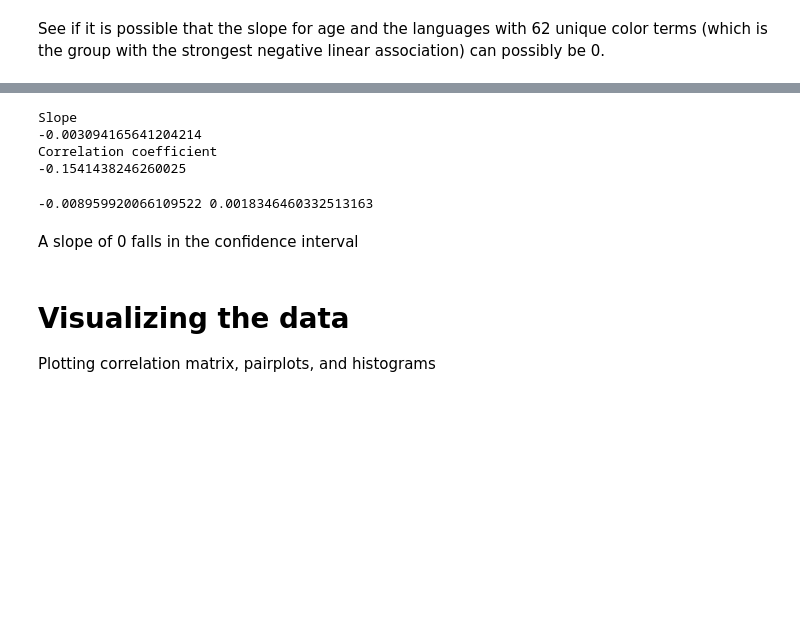
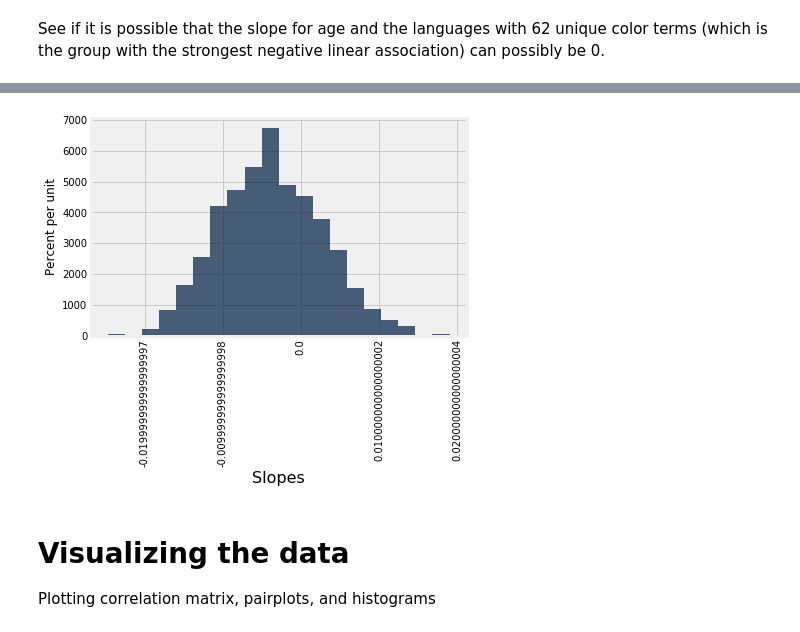
Before and after one commit to jasonsjiang/World-Color-Survey, a Jupyter notebook: finalprojecttest.ipynb, the cells around one changed output, grey strips where cells are left out. Cells and saved outputs as stored; diff of their text form; code cells hidden in the pictures; blank space fills up the shorter version.

```diff
--- a/finalprojecttest.ipynb
+++ b/finalprojecttest.ipynb
@@ -322,8 +329,11 @@ print(np.polyfit(mean_47terms.column('Age (int)'), mean_47terms.column('numlight
 # %%
-predictions = np.array([])
+predictions_47 = np.array([])
+r_47 = np.array([])
 for i in np.arange(10000):
-    sample = mean_47terms.sample()
+    sample = terms.sample()
+    sample = sample.group('Age (int)', np.mean)
     slope = np.polyfit(sample.column('Age (int)'), sample.column('numlight mean'), 1)[0]
-    predictions = np.append(predictions, slope)
+    predictions_47 = np.append(predictions_47, slope)
+    r_47 = np.append(r_47, pearsonr(sample.column('Age (int)'), sample.column('numlight mean'))[0])
 # %%
 print('Approximate 95% confidence interval for the true slope')
@@ -341,0 +364,9 @@ np.polyfit(mean_62.column('Age (int)'), mean_62.column('numlight mean'), 1)[0]
+# %%
+predictions_62 = np.array([])
+r_62 = np.array([])
+for i in np.arange(10000):
+    sample = terms62.sample()
+    sample = sample.group('Age (int)', np.mean)
+    slope = np.polyfit(sample.column('Age (int)'), sample.column('numlight mean'), 1)[0]
+    r_62 = np.append(r_62, pearsonr(sample.column('Age (int)'), sample.column('numlight mean'))[0])
+    predictions_62 = np.append(predictions_62, slope)
@@ -342,8 +399,8 @@ np.polyfit(mean_62.column('Age (int)'), mean_62.column('numlight mean'), 1)[0]
 # %%
-predictions_62 = np.array([])
-for i in np.arange(10000):
-    sample = mean_62.sample()
+overall = np.array([])
+for i in np.arange(1000):
+    sample = spkr_resp.sample(10000).group('Age (int)', np.mean)
     slope = np.polyfit(sample.column('Age (int)'), sample.column('numlight mean'), 1)[0]
-    predictions_62 = np.append(predictions_62, slope)
+    overall = np.append(overall, slope)
 # %%
 print('Approximate 95% confidence interval for the true slope')
@@ -394,10 +410,0 @@ unique_light
-# %%
-print('Slope')
-print(np.polyfit(unique_light.column('Unique terms'), unique_light.column('numlight mean'), 1)[0])
-print('Correlation coefficient')
-print(pearsonr(unique_light.column('Unique terms'), unique_light.column('numlight mean'))[0])
-# %% [output]
-Slope
--0.003094165641204214
-Correlation coefficient
--0.1541438246260025
@@ -410,9 +411,7 @@ for i in np.arange(10000):
-# %%
-print(np.percentile(predictions_terms, 2.5), np.percentile(predictions_terms, 97.5))
-# %% [output]
--0.008959920066109522 0.0018346460332513163
-# %% [markdown]
-A slope of 0 falls in the confidence interval
+# %%
+Table().with_column('Slopes', overall).hist(bins=20)
+# %% [output]
+[figure, added]
 # %% [markdown]
 # Visualizing the data<a id='section 2'>
 
```
Also changed, not shown: parts of 28 cells of this notebook.
